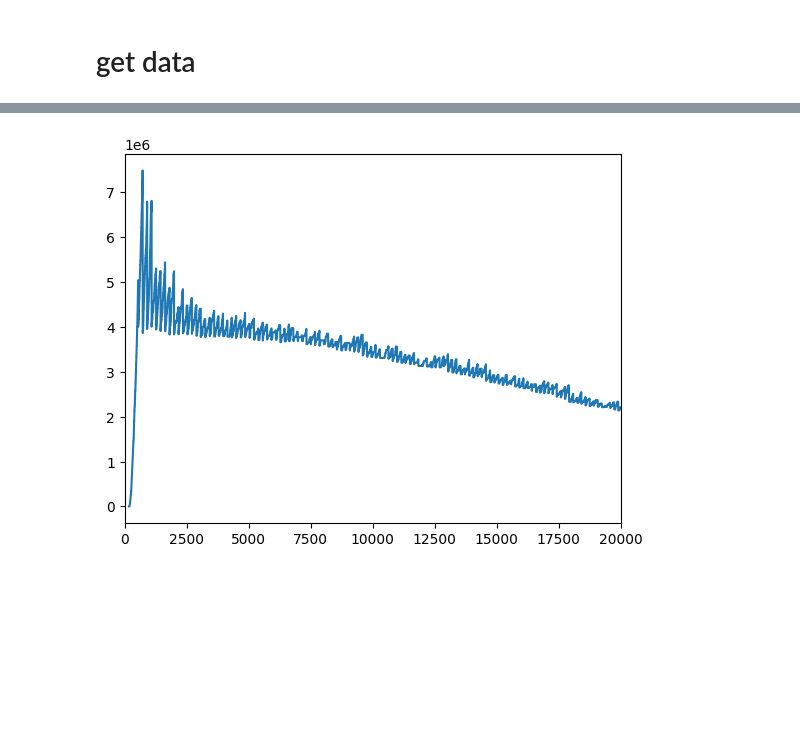
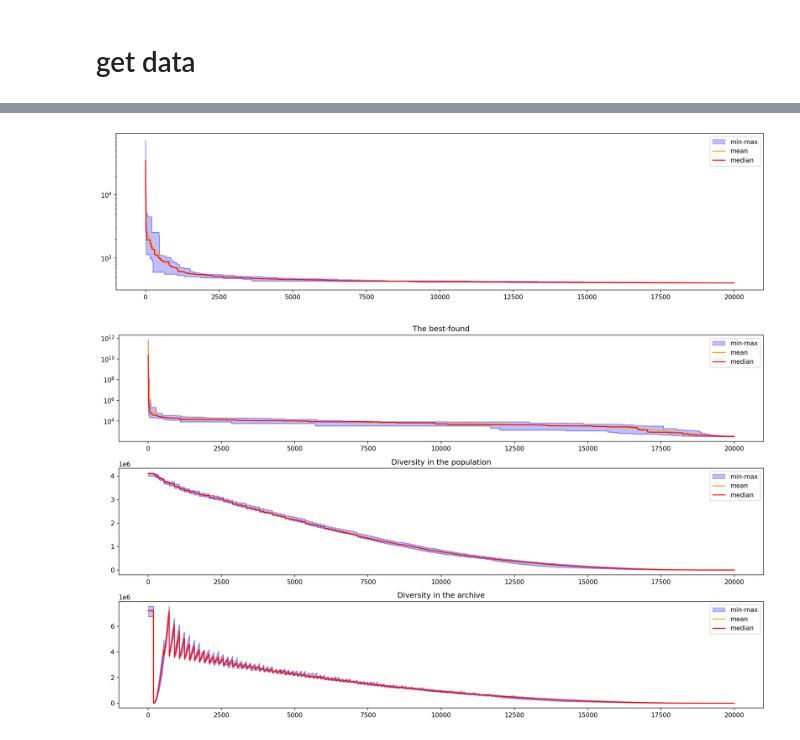
Before and after one commit to EvgeniiSopovGitHub/jSO2023, a Jupyter notebook: result_analysis.ipynb, the cells around one changed output, grey strips where cells are left out. Cells and saved outputs as stored; diff of their text form; code cells hidden in the pictures; blank space fills up the shorter version.

```diff
--- a/result_analysis.ipynb
+++ b/result_analysis.ipynb
@@ -24,7 +63,29 @@ plt.plot(dataD10A1Lin[0]['diversity_population'][0])
-# %%
-_,ax = plt.subplots()
-ax.plot(dataD10A1Lin[0]['diversity_archive'][0])
-ax.set_xlim(0,20000)
-plt.show()
-# %% [output]
-[figure, removed]
+# %%
+func = 2
+stat = pd.DataFrame()
+stat2 = pd.DataFrame()
+for i in range(runs):
+    stat[i] = dataD10A1Lin[func-1]['convergence'][i]
+stat2['min'] = stat.min(axis=1)
+stat2['max'] = stat.max(axis=1)
+stat2['mean'] = stat.mean(axis=1)
+stat2['std'] = stat.std(axis=1)
+stat2['median'] = stat.median(axis=1)
+
+x = np.arange(0,len(dataD10A1Lin[0]['convergence'][0]))
+fig, ax = plt.subplots(dpi=150, figsize=(15,4), facecolor='white')
+ax.set_yscale('log')
+#ax.set_xscale('log')
+var_alpha = 0.25
+ax.plot(stat2['min'], color='blue', alpha=var_alpha)
+ax.plot(stat2['max'], color='blue', alpha=var_alpha)
+ax.fill_between(x,stat2['min'],stat2['max'], color='blue', alpha=var_alpha, label='min-max')
+ax.plot(stat2['mean'], color='orange', label='mean')
+ax.plot(stat2['median'], color='red', label='median')
+ax.legend()
+#ax.set_xlim(0,50)
+#ax.set_ylim(0,10000)
+fig.tight_layout()
+plt.show()
+# %% [output]
+[figure, added]
@@ -30,0 +160,4 @@ plt.show()
+# %%
+draw_stats_func(1)
+# %% [output]
+[figure, added]
```
Also changed, not shown: parts of 10 cells of this notebook, 1 other file.
